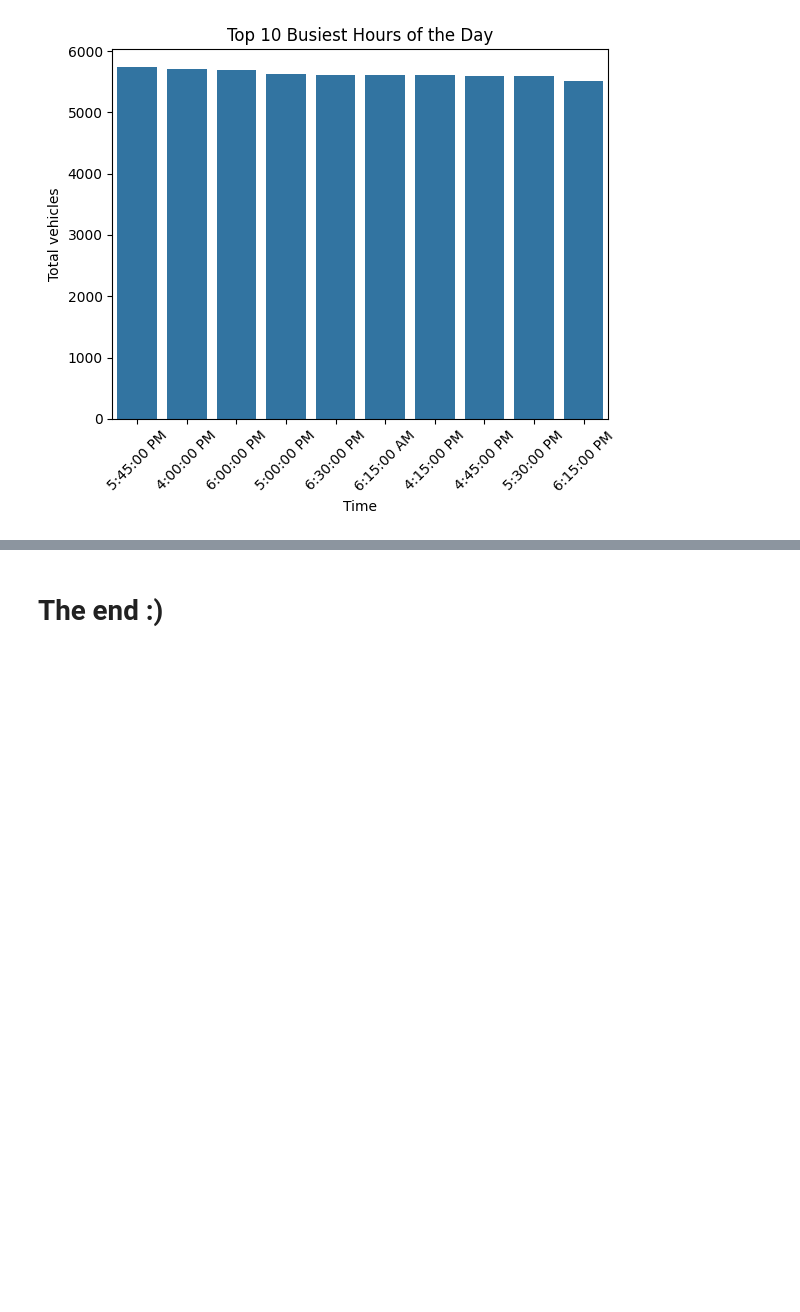
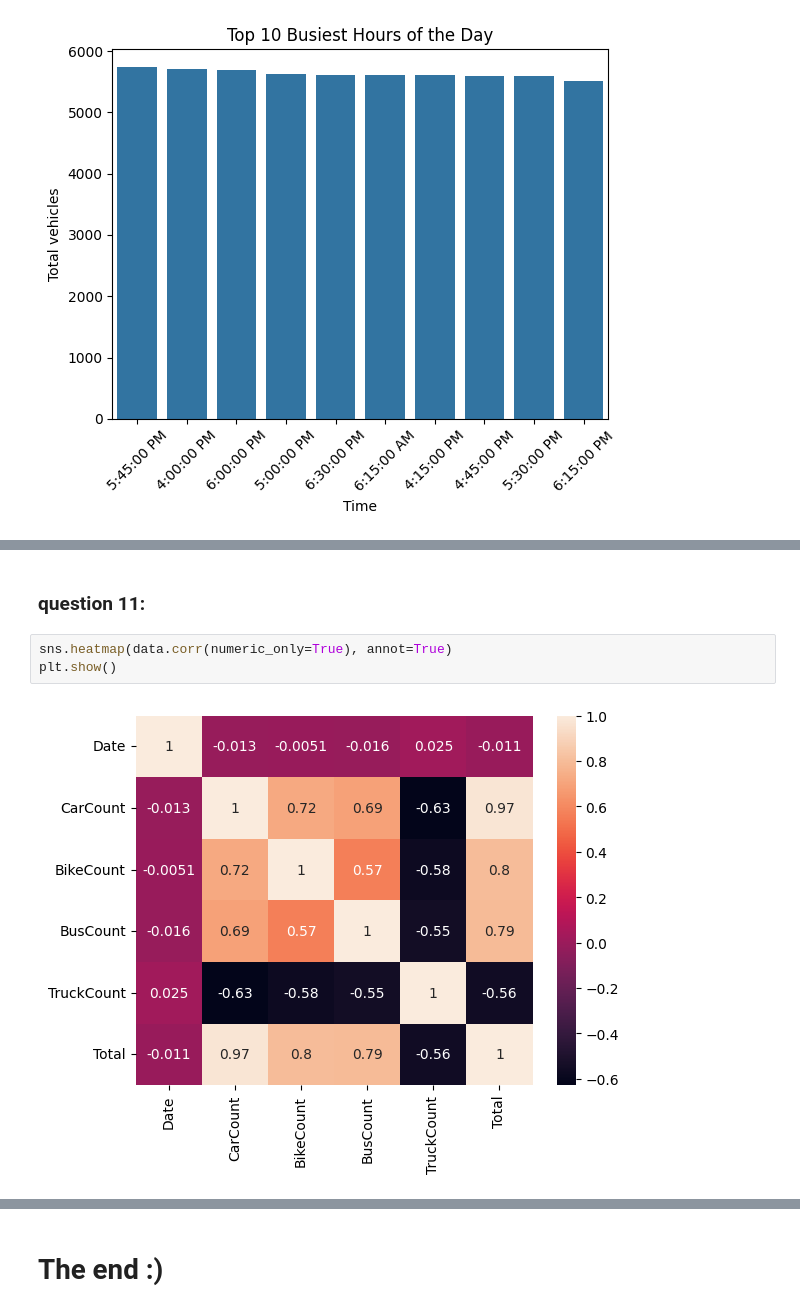
Before and after one commit to Mkaljermy/traffic-assim, a Jupyter notebook: ass1.ipynb, the cells around one changed output, grey strips where cells are left out. Saved outputs shown, nothing was run; the diff lists cells and outputs as text; blank space fills up the shorter version.

```diff
--- a/ass1.ipynb
+++ b/ass1.ipynb
@@ -142,0 +151,7 @@ plt.show()
+# %% [markdown]
+### question 11:
+# %%
+sns.heatmap(data.corr(numeric_only=True), annot=True)
+plt.show()
+# %% [output]
+[figure, added]
```
Also changed, not shown: parts of 10 cells of this notebook.
